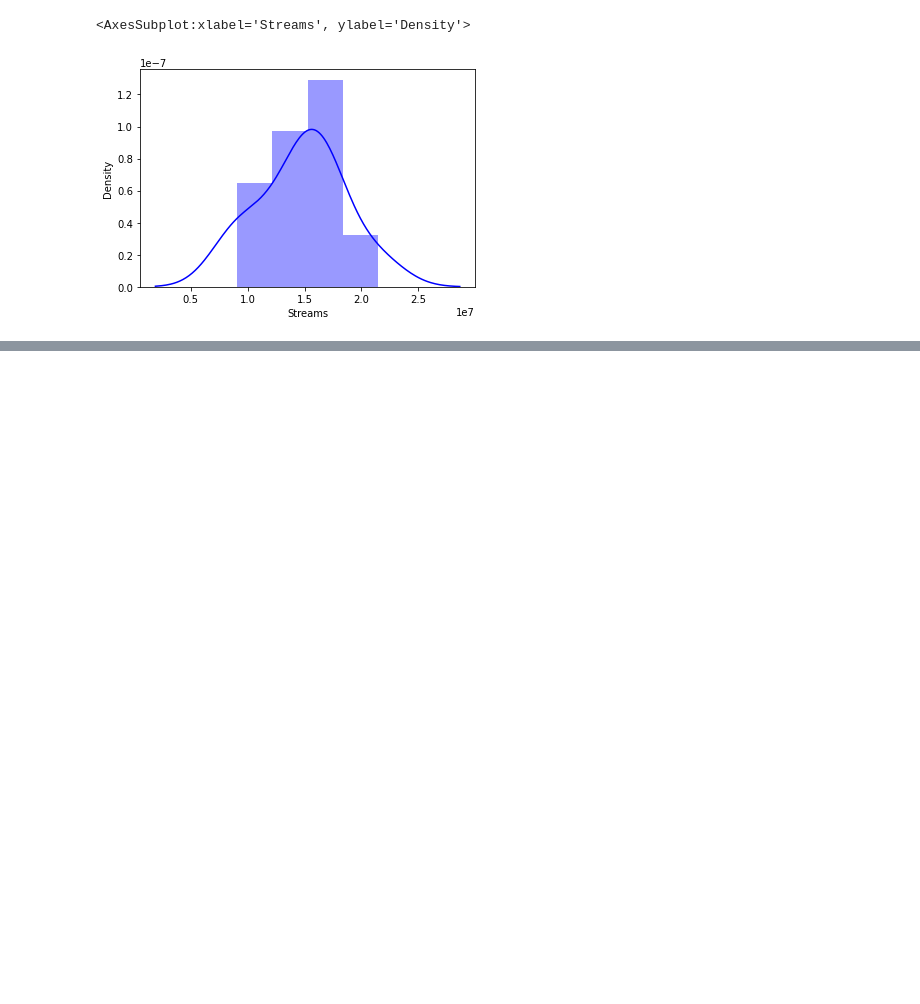
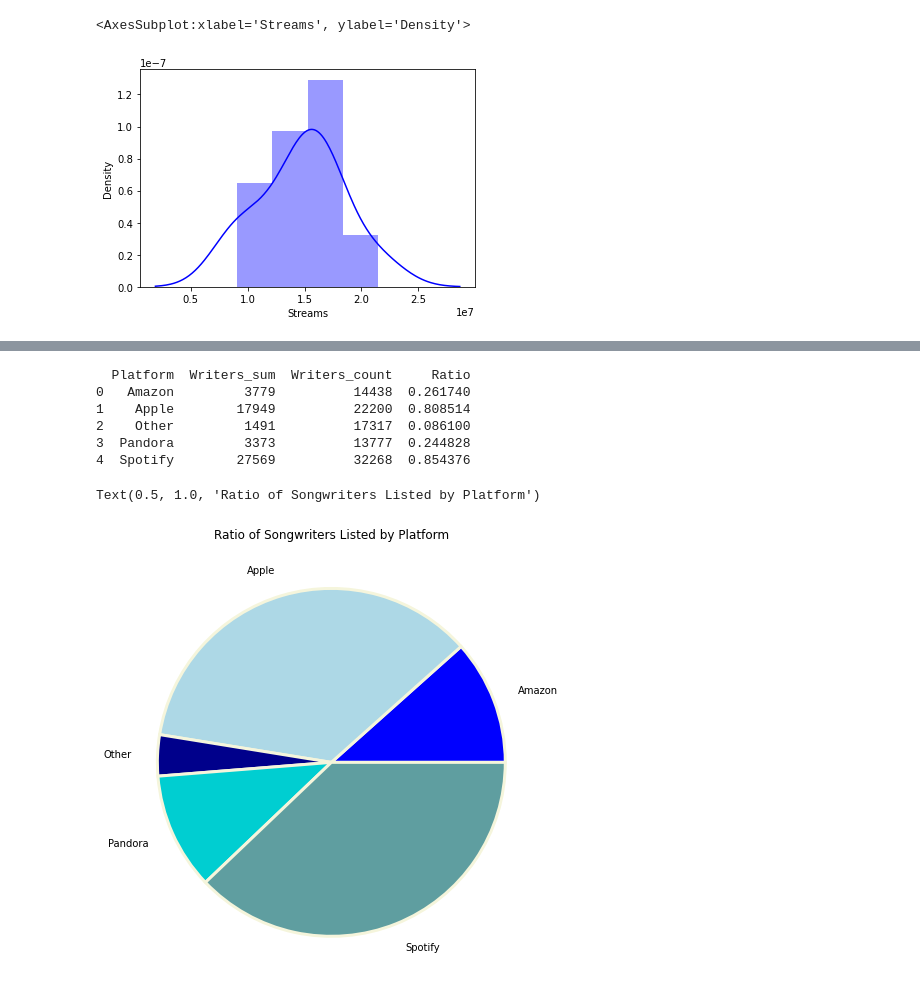
Before and after one commit to NSS-Data-Analytics-Cohort-6/mlc-project-count-dracula, a Jupyter notebook: notebooks/MLC_Phil.ipynb, the cells around one changed output, grey strips where cells are left out. Drawn from its saved outputs; the diff is of its cells as text; code cells hidden in the pictures; blank space fills up the shorter version.

Commit message:
Making lots of gorgeous pie charts!

```diff
--- a/notebooks/MLC_Phil.ipynb
+++ b/notebooks/MLC_Phil.ipynb
@@ -507,14 +367,0 @@ Text(0.5, 1.0, 'Count of Songs Listed by Streaming Platform')
-# %%
-label_pie = music_df
-newlabel = []
-for platform in label_pie["Platform"]:
-    if platform == 'Spotify':
-        newplatform.append("Spotify")
-    elif platform == 'Pandora':
-        newplatform.append("Pandora")
-    elif platform == 'Apple':
-        newplatform.append("Apple")
-    elif platform == 'Amazon':
-        newplatform.append("Amazon")
-    else:
-        newplatform.append("Other")
@@ -520,0 +499,3 @@ for platform in label_pie["Platform"]:
+# %%
+print(music_pie.groupby(['Platform'], as_index=False).agg({'ListsWriters':['sum','count']}))
+music_pie_agg = music_pie.groupby(['Platform'], as_index=False).agg({'ListsWriters':['sum','count']})
@@ -520,0 +510,4 @@ for platform in label_pie["Platform"]:
+# %%
+music_pie_agg.info()
+music_pie_agg.columns = ['Platform', 'Writers_sum', 'Writers_count']
+music_pie_agg.describe()
@@ -520,0 +534,19 @@ for platform in label_pie["Platform"]:
+# %%
+music_pie_agg["Ratio"] = music_pie_agg["Writers_sum"] / music_pie_agg["Writers_count"]
+print(music_pie_agg)
+# %% [output]
+  Platform  Writers_sum  Writers_count     Ratio
+0   Amazon         3779          14438  0.261740
+1    Apple        17949          22200  0.808514
+2    Other         1491          17317  0.086100
+3  Pandora         3373          13777  0.244828
+4  Spotify        27569          32268  0.854376
+# %%
+plt.subplots(figsize=(10,8))
+plt.pie(music_pie_agg['Ratio'], labels=['Amazon','Apple','Other','Pandora','Spotify'], labeldistance=1.15,
+        wedgeprops = { 'linewidth' : 3, 'edgecolor' : 'beige' },
+        colors=['blue','lightblue','darkblue','darkturquoise','cadetblue'])
+plt.title('Ratio of Songwriters Listed by Platform')
+# %% [output]
+Text(0.5, 1.0, 'Ratio of Songwriters Listed by Platform')
+[figure, added]
```
Also changed, not shown: parts of 37 cells of this notebook.
